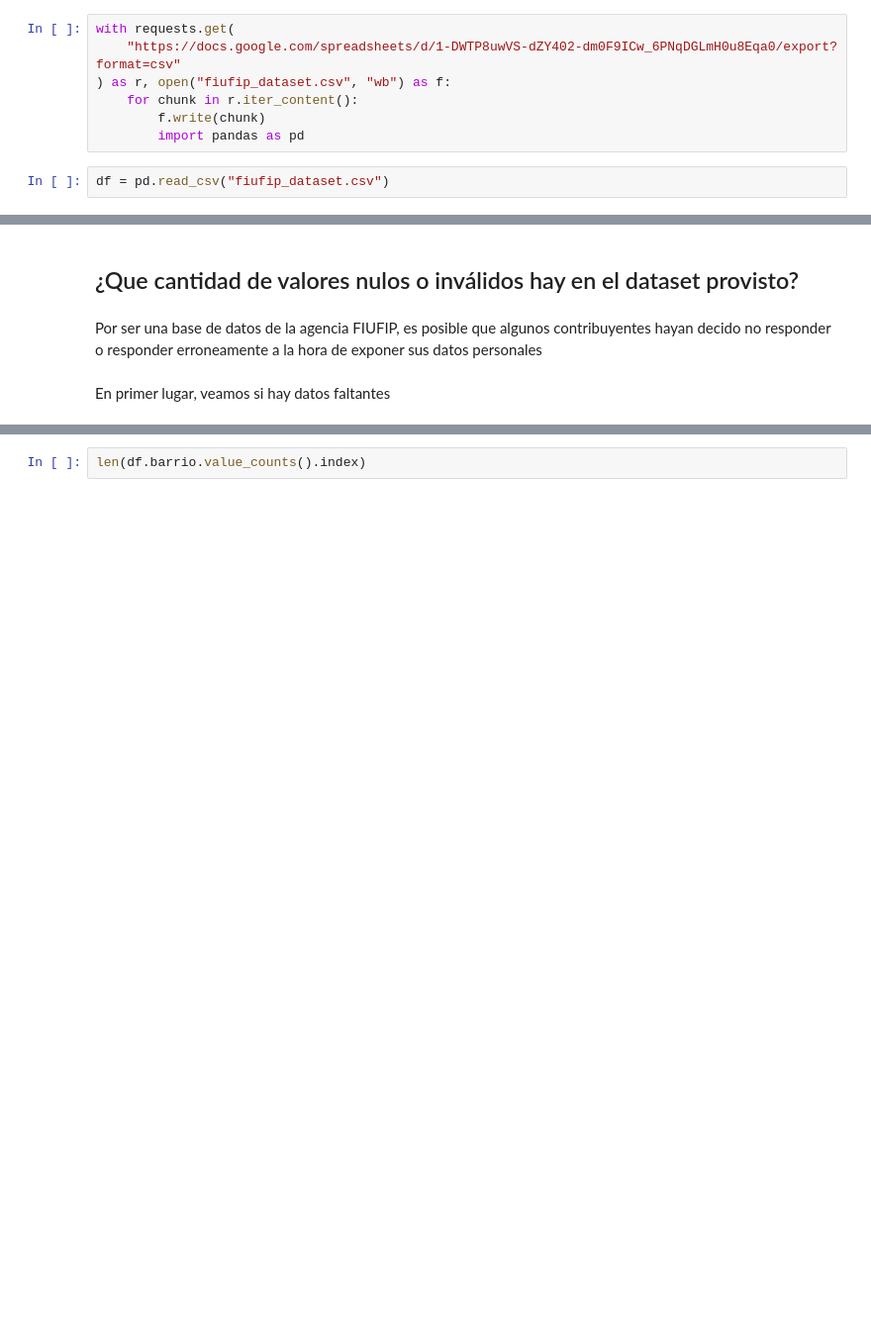
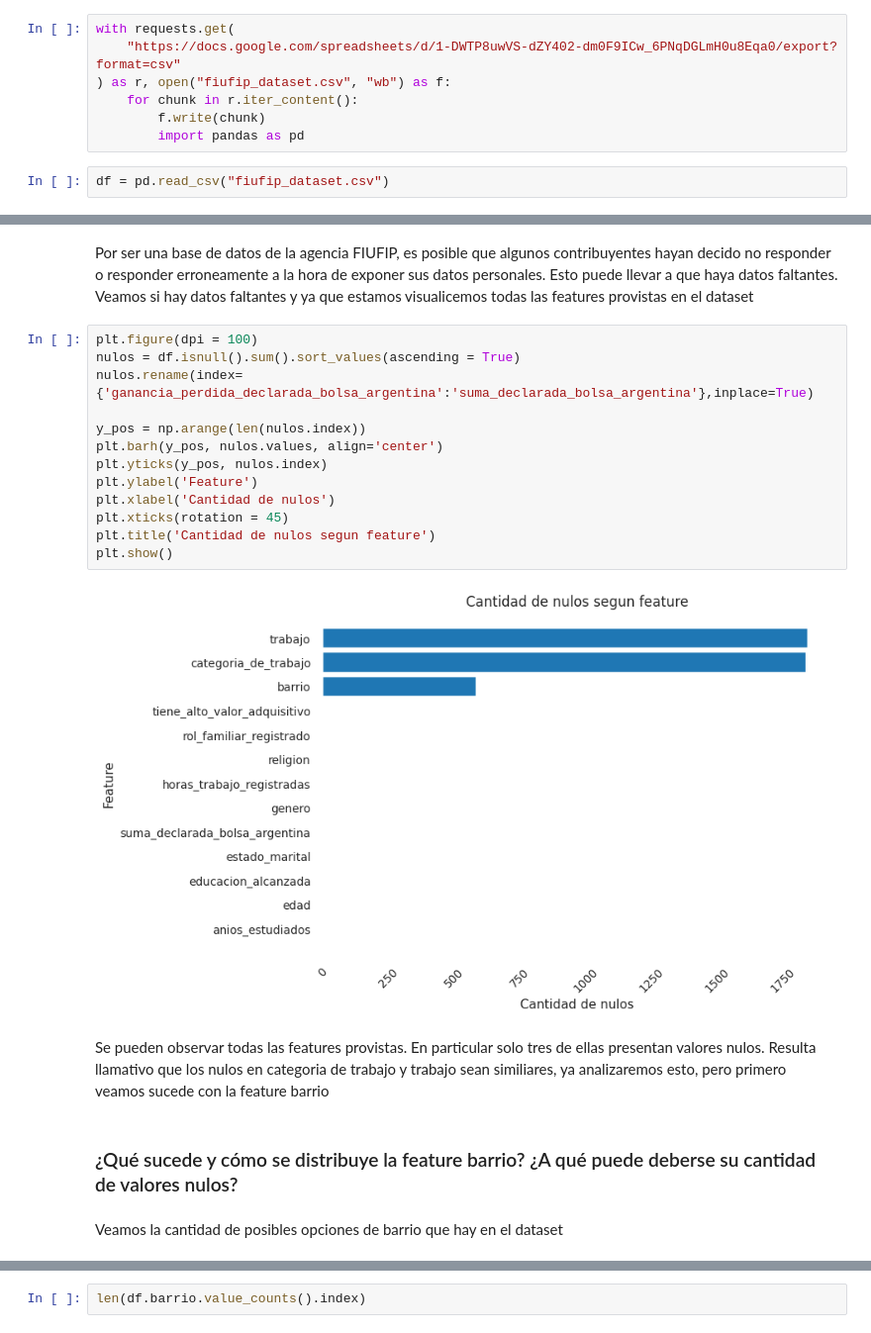
Before and after one commit to fjpacheco/machine-learning, a Jupyter notebook: notebook_definitivo.ipynb, the cells around one changed output, grey strips where cells are left out. Shown at 99% size. Saved outputs shown, nothing was run; the diff lists cells and outputs as text; blank space fills up the shorter version.

```diff
--- a/notebook_definitivo.ipynb
+++ b/notebook_definitivo.ipynb
@@ -69,6 +67,23 @@ Previo a buscar relaciones entre los datos provistos, verifiquemos faltantes, su
+# %% [markdown]
+Por ser una base de datos de la agencia FIUFIP, es posible que algunos contribuyentes hayan decido no responder o responder erroneamente a la hora de exponer sus datos personales. Esto puede llevar a que haya datos faltantes. Veamos si hay datos faltantes y ya que estamos visualicemos todas las features provistas en el dataset
+# %%
+plt.figure(dpi = 100)
+nulos = df.isnull().sum().sort_values(ascending = True)
+nulos.rename(index={'ganancia_perdida_declarada_bolsa_argentina':'suma_declarada_bolsa_argentina'},inplace=True)
+
+y_pos = np.arange(len(nulos.index))
+plt.barh(y_pos, nulos.values, align='center')
+plt.yticks(y_pos, nulos.index)
+plt.ylabel('Feature')
+plt.xlabel('Cantidad de nulos')
+plt.xticks(rotation = 45)
+plt.title('Cantidad de nulos segun feature')
+plt.show()
+# %% [output]
+[figure, added]
+# %% [markdown]
+Se pueden observar todas las features provistas. En particular solo tres de ellas presentan valores nulos. Resulta llamativo que los nulos en categoria de trabajo y trabajo sean similiares, ya analizaremos esto, pero primero veamos sucede con la feature barrio
+# %% [markdown]
+### ¿Qué sucede y cómo se distribuye la feature barrio? ¿A qué puede deberse su cantidad de valores nulos?
 # %% [markdown]
-## ¿Que cantidad de valores nulos o inválidos hay en el dataset provisto?
+Veamos la cantidad de posibles opciones de barrio que hay en el dataset
-# %% [markdown]
-Por ser una base de datos de la agencia FIUFIP, es posible que algunos contribuyentes hayan decido no responder o responder erroneamente a la hora de exponer sus datos personales
-# %% [markdown]
-En primer lugar, veamos si hay datos faltantes
```
Also changed, not shown: parts of 21 cells of this notebook, 2 other files.
